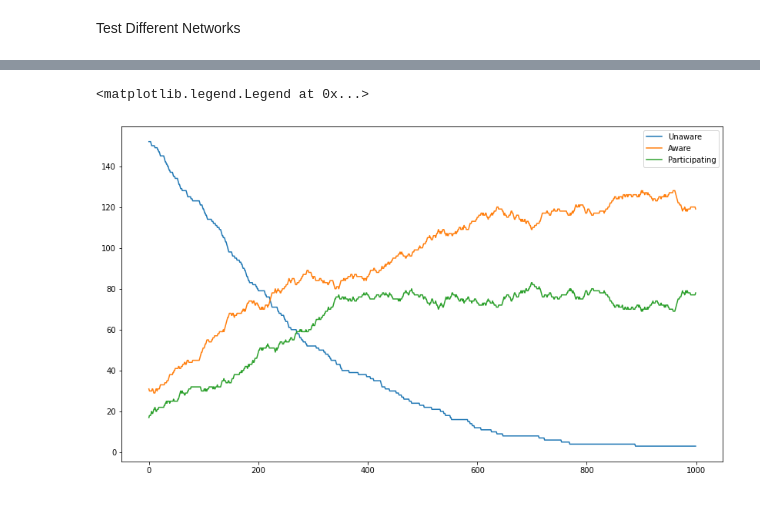
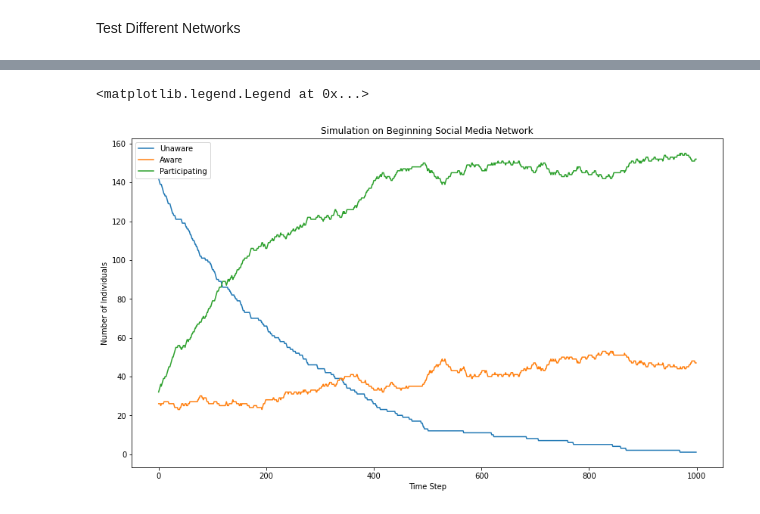
Before and after one commit to spencerdooley00/CSYS-302, a Jupyter notebook: 302FinalProject.ipynb, the cells around one changed output, grey strips where cells are left out. Drawn from its saved outputs; the diff is of its cells as text; code cells hidden in the pictures.

```diff
--- a/302FinalProject.ipynb
+++ b/302FinalProject.ipynb
@@ -57,3 +62,10 @@ def draw_graph(G):
   d = dict([(y,x+1) for x,y in enumerate(sorted(set(edge_colors)))])
   edge_colors = [d[x] for x in edge_colors]
   nx.draw(G, with_labels=False, node_size=150, pos=nx.fruchterman_reingold_layout(G), node_color=node_colors, edge_color=edge_colors,cmap=plt.cm.Spectral_r)
+# %%
+def get_weighted_influence(neighbor_states, edge_weights):
+  prob_aware = np.sum(edge_weights[np.where(neighbor_states == 'Aware')])/sum(edge_weights)
+  prob_unaware = np.sum(edge_weights[np.where(neighbor_states == 'Unaware')])/sum(edge_weights)
+  prob_participant = np.sum(edge_weights[np.where(neighbor_states == 'Participant')])/sum(edge_weights)
+
+  return prob_unaware, prob_aware, prob_participant
@@ -114,18 +164,27 @@ def build_model(time_period):
     p_virtual = .1
     influencers = 1
     edge_multiplier = 3
+    virtual_weight = 1
+    physical_weight = 4
+    influencer_weight = 6
   if time_period == 'Beginning':
     p_physical = .6
     p_virtual = .4
     influencers = 6
     edge_multiplier = 4
+    virtual_weight = 4
+    physical_weight = 4
+    influencer_weight = 10
   if time_period == 'Current':
-    p_physical = .4
-    p_virtual = .6
-    influencers = 12
+    p_physical = .3
+    p_virtual = .7
+    influencers = 20
     edge_multiplier = 5
+    virtual_weight = 8
+    physical_weight = 2
+    influencer_weight = 30
 
-  G = build_multi_graph(num_individuals, states, relationships, pU, pA, pP, p_physical, p_virtual, influencers, edge_multiplier)
+  G = build_multi_graph(num_individuals, states, relationships, pU, pA, pP, p_physical, p_virtual, physical_weight, virtual_weight, influencers, influencer_weight, edge_multiplier)
   return G
 # %% [markdown]
 Test Different Networks
@@ -151,12 +227,15 @@ plot_degree_dist(G)
 # %%
+plt.rcParams["figure.figsize"] = (14,8)
 T = 1000
-G, res = run_voter_model(T, G)
+G, res = run_complex_voter_model(T, G)
 U, A, P = map(np.array, zip(*res))
 plt.plot(np.arange(0, T, 1), U, label = 'Unaware')
 plt.plot(np.arange(0, T, 1), A, label = 'Aware')
 plt.plot(np.arange(0, T, 1), P, label = 'Participating')
-
+plt.xlabel('Time Step')
+plt.ylabel('Number of Individuals')
+plt.title('Simulation on Beginning Social Media Network')
 plt.legend()
 # %% [output]
 <matplotlib.legend.Legend at 0x...>
-[figure, old version]
+[figure, new version]
```
Also changed, not shown: parts of 7 cells of this notebook.
